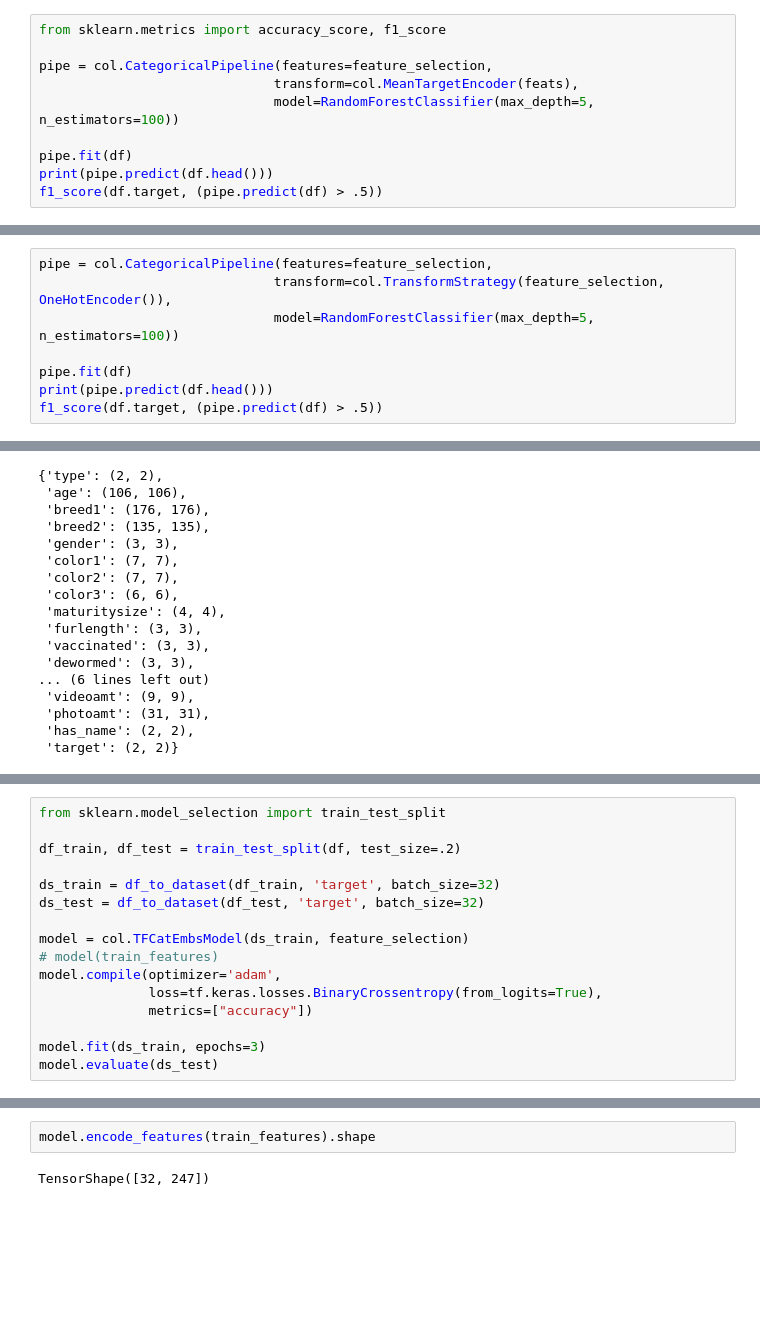
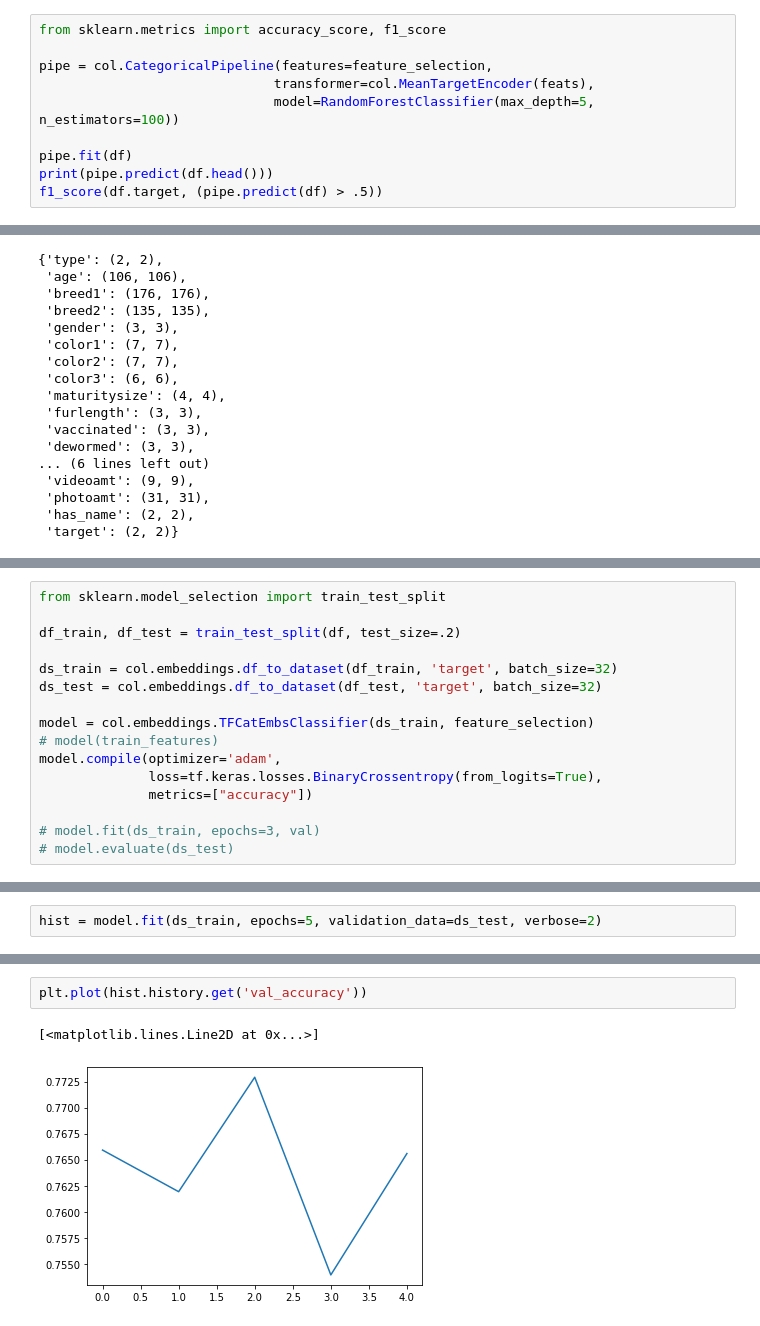
Before and after one commit to spayot/mte-plus, a Jupyter notebook: notebooks/tf_embeddings.ipynb, the cells around one changed output, grey strips where cells are left out. Drawn from its saved outputs; the diff is of its cells as text; blank space fills up the shorter version.

```diff
--- a/notebooks/tf_embeddings.ipynb
+++ b/notebooks/tf_embeddings.ipynb
@@ -93,7 +63,7 @@ pipe.pipe.steps[0][1].transform(df.head())
 from sklearn.metrics import accuracy_score, f1_score
 
 pipe = col.CategoricalPipeline(features=feature_selection,
-                              transform=col.MeanTargetEncoder(feats),
+                              transformer=col.MeanTargetEncoder(feats),
                               model=RandomForestClassifier(max_depth=5, n_estimators=100))
 
 pipe.fit(df)
@@ -135,8 +74,0 @@ tt.fit_transform(df).shape
-# %%
-pipe = col.CategoricalPipeline(features=feature_selection,
-                              transform=col.TransformStrategy(feature_selection, OneHotEncoder()),
-                              model=RandomForestClassifier(max_depth=5, n_estimators=100))
-
-pipe.fit(df)
-print(pipe.predict(df.head()))
-f1_score(df.target, (pipe.predict(df) > .5))
@@ -214,15 +131,15 @@ from sklearn.model_selection import train_test_split
 
 df_train, df_test = train_test_split(df, test_size=.2)
 
-ds_train = df_to_dataset(df_train, 'target', batch_size=32)
-ds_test = df_to_dataset(df_test, 'target', batch_size=32)
+ds_train = col.embeddings.df_to_dataset(df_train, 'target', batch_size=32)
+ds_test = col.embeddings.df_to_dataset(df_test, 'target', batch_size=32)
 
-model = col.TFCatEmbsModel(ds_train, feature_selection)
+model = col.embeddings.TFCatEmbsClassifier(ds_train, feature_selection)
 # model(train_features)
 model.compile(optimizer='adam',
               loss=tf.keras.losses.BinaryCrossentropy(from_logits=True),
               metrics=["accuracy"])
 
-model.fit(ds_train, epochs=3)
-model.evaluate(ds_test)
+# model.fit(ds_train, epochs=3, val)
+# model.evaluate(ds_test)
 # %% [output]
@@ -245,0 +163,2 @@ Epoch 3/3
+# %%
+hist = model.fit(ds_train, epochs=5, validation_data=ds_test, verbose=2)
@@ -246,4 +176,5 @@ Epoch 3/3
 # %%
-model.encode_features(train_features).shape
+plt.plot(hist.history.get('val_accuracy'))
 # %% [output]
-TensorShape([32, 247])
+[<matplotlib.lines.Line2D at 0x...>]
+[figure, added]
```
Also changed, not shown: parts of 27 cells of this notebook, 14 other files.
